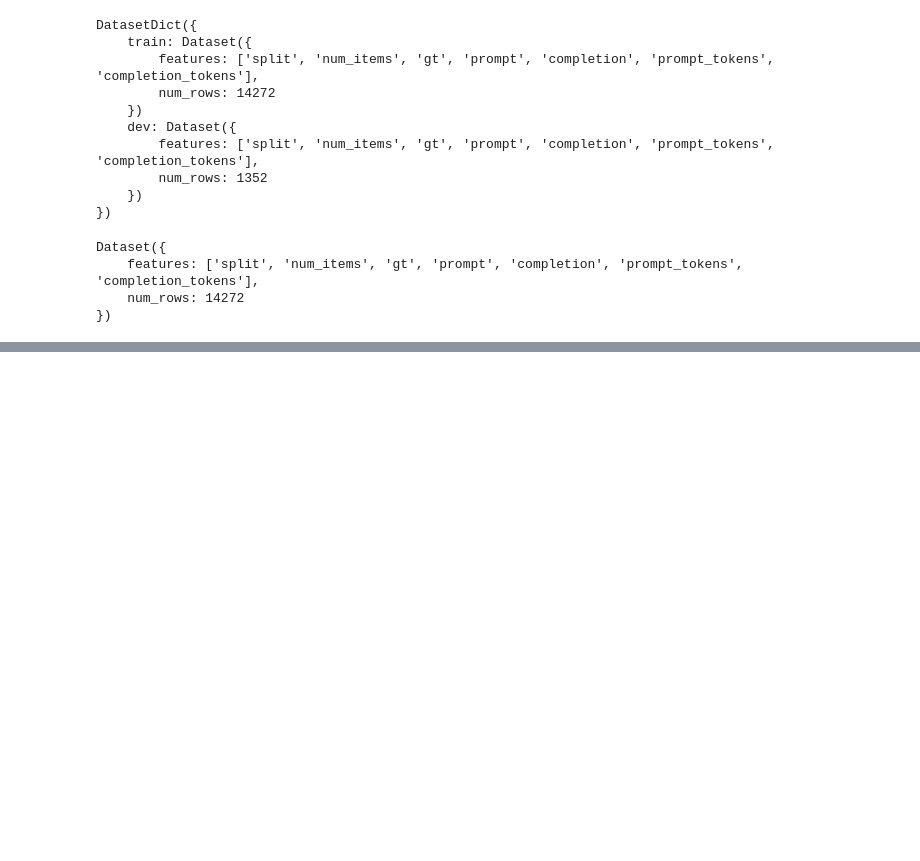
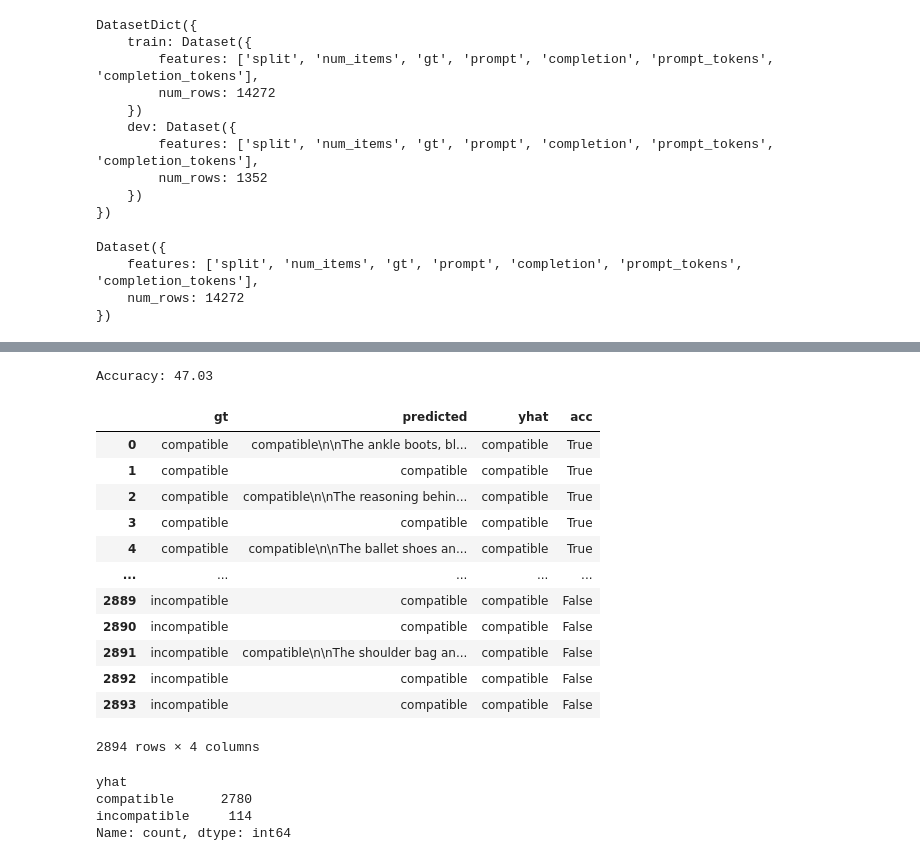
Before and after one commit to aeroabir/TinyZero, a Jupyter notebook: notebooks/outfit_compatibility_grpo.ipynb, the cells around one changed output, grey strips where cells are left out. Cells and saved outputs as stored; diff of their text form; code cells hidden in the pictures; blank space fills up the shorter version.

Commit message:
eval_data

```diff
--- a/notebooks/outfit_compatibility_grpo.ipynb
+++ b/notebooks/outfit_compatibility_grpo.ipynb
@@ -204,0 +344,30 @@ IsADirectoryError: [Errno 21] Is a directory: '\n    <div>\n      \n      <progr
+# %%
+df_grpo = pd.read_csv(os.path.join(data_dir, 'predicted_results_compatibility_grpo_v2.csv'))
+df_grpo['yhat'] = df_grpo['predicted'].apply(lambda x: x.split()[0])
+df_grpo['acc'] = df_grpo.apply(lambda row: row['gt'].lower() == row['yhat'].lower(), axis=1)
+print(f"Accuracy: {df_grpo['acc'].mean()*100:.2f}")
+# %% [output]
+Accuracy: 47.03
+# %%
+df_grpo
+# %% [output]
+|  | gt | predicted | yhat | acc |
+| 0 | compatible | compatible\n\nThe ankle boots, bl... | compatible | True |
+| 1 | compatible | compatible | compatible | True |
+| 2 | compatible | compatible\n\nThe reasoning behin... | compatible | True |
+| 3 | compatible | compatible | compatible | True |
+| 4 | compatible | compatible\n\nThe ballet shoes an... | compatible | True |
+| ... | ... | ... | ... | ... |
+| 2889 | incompatible | compatible | compatible | False |
+| 2890 | incompatible | compatible | compatible | False |
+| 2891 | incompatible | compatible\n\nThe shoulder bag an... | compatible | False |
+| 2892 | incompatible | compatible | compatible | False |
+| 2893 | incompatible | compatible | compatible | False |
+2894 rows × 4 columns
+# %%
+df_grpo.yhat.value_counts()
+# %% [output]
+yhat
+compatible      2780
+incompatible     114
+Name: count, dtype: int64
```
Also changed, not shown: parts of 18 cells of this notebook, 1 other file.
